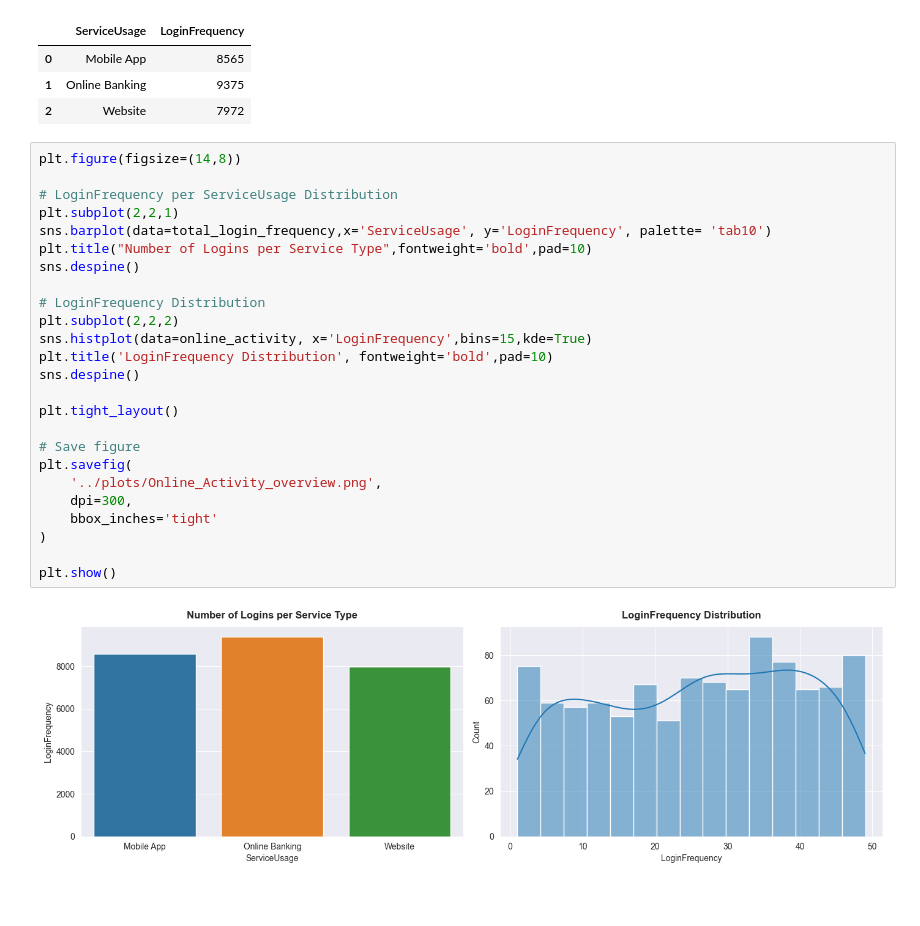
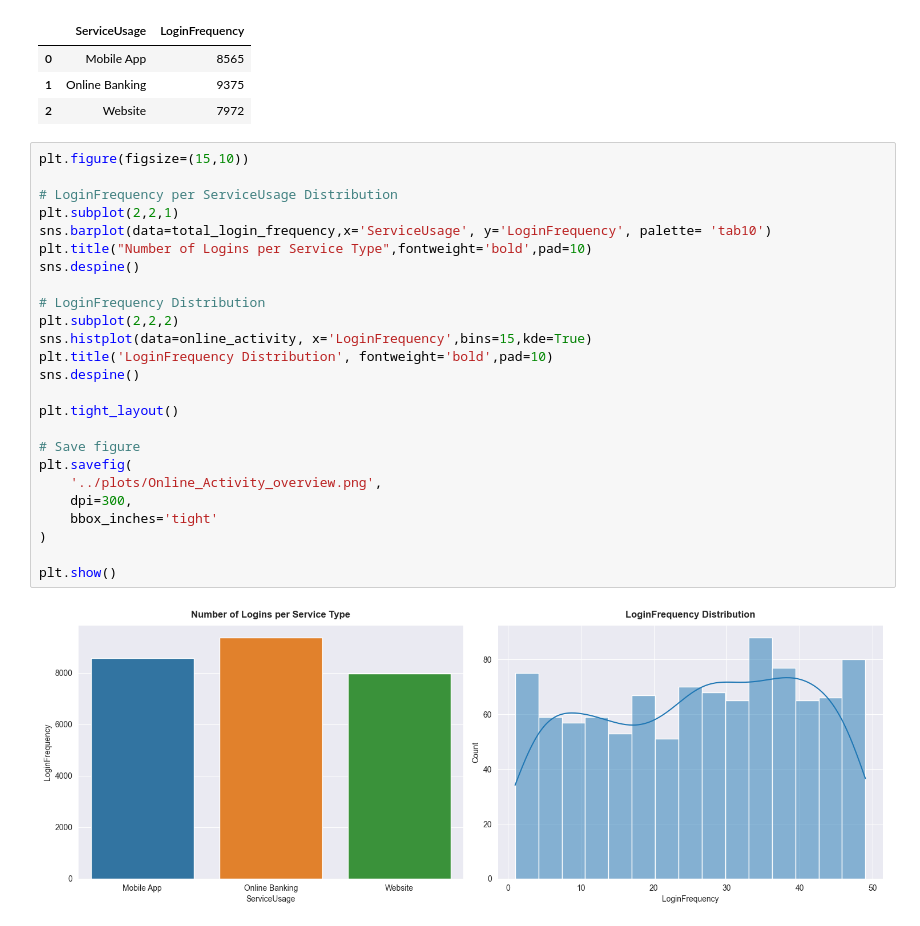
Before and after one commit to ashishpra28/Lloyds-Banking-Group-Job-Simulation, a Jupyter notebook: notebooks/Task1-EDA.ipynb, the cells around one changed output. Drawn from its saved outputs; the diff is of its cells as text; blank space fills up the shorter version.

```diff
--- a/notebooks/Task1-EDA.ipynb
+++ b/notebooks/Task1-EDA.ipynb
@@ -323,29 +323,29 @@ total_login_frequency
 | 1 | Online Banking | 9375 |
 | 2 | Website | 7972 |
 # %%
-plt.figure(figsize=(14,8))
+plt.figure(figsize=(15,10))
 
 # LoginFrequency per ServiceUsage Distribution
 plt.subplot(2,2,1)
 sns.barplot(data=total_login_frequency,x='ServiceUsage', y='LoginFrequency', palette= 'tab10')
 plt.title("Number of Logins per Service Type",fontweight='bold',pad=10)
 sns.despine()
 
 # LoginFrequency Distribution
 plt.subplot(2,2,2)
 sns.histplot(data=online_activity, x='LoginFrequency',bins=15,kde=True)
 plt.title('LoginFrequency Distribution', fontweight='bold',pad=10)
 sns.despine()
 
 plt.tight_layout()
 
 # Save figure
 plt.savefig(
     '../plots/Online_Activity_overview.png',
     dpi=300,
     bbox_inches='tight'
 )
 
 plt.show()
 # %% [output]
-[figure, old version]
+[figure, new version]
```
Also changed, not shown: parts of 8 cells of this notebook, 4 other files.
